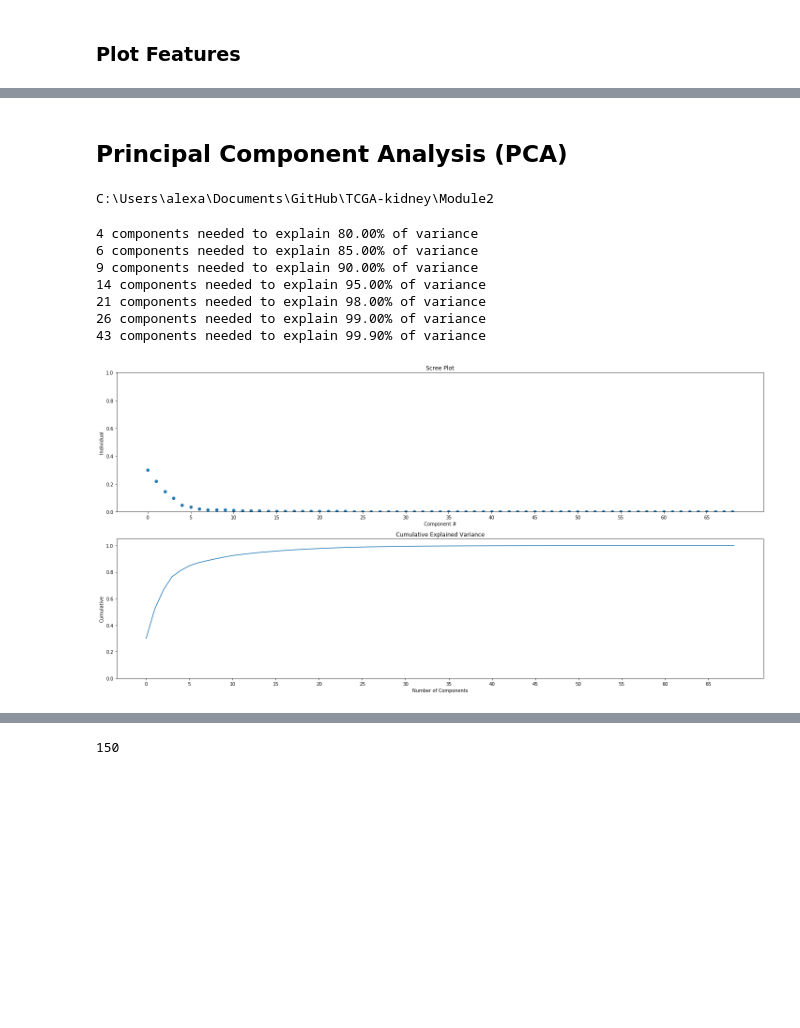
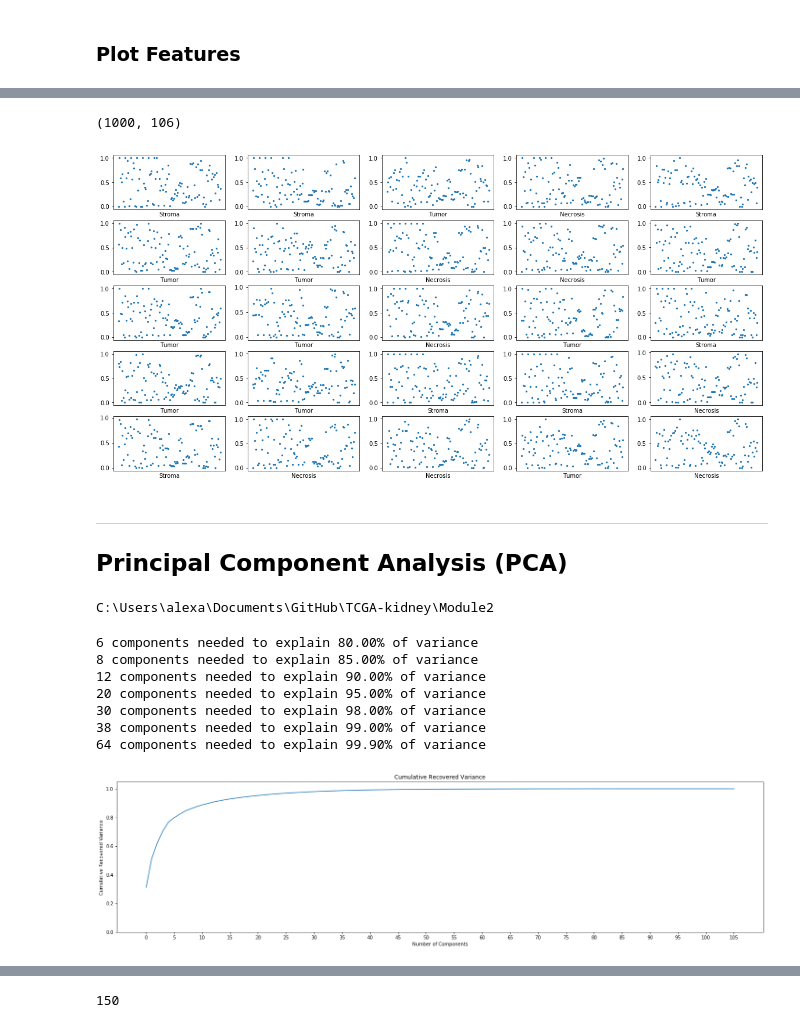
Before and after one commit to alexanderfache6/TCGA-kidney, a Jupyter notebook: module2.ipynb, the cells around one changed output, grey strips where cells are left out. Drawn from its saved outputs; the diff is of its cells as text; code cells hidden in the pictures; blank space fills up the shorter version.

```diff
--- a/module2.ipynb
+++ b/module2.ipynb
@@ -304,0 +414,26 @@ def extract_centerofmass(image):
+# %%
+def extract_numcorners(image):
+    # Harris Corner detect with OpenCV
+    gray = cv2.cvtColor(image, cv2.COLOR_BGR2GRAY)
+    gray = np.float32(gray)
+    dst = cv2.cornerHarris(gray, 2, 3, 0.04)
+    dst = cv2.dilate(dst, None)
+    # Apply thresholding
+    imgcpy = copy.deepcopy(image)
+    imgcpy[dst>0.015*dst.max()]=[0,255,0]
+
+    return np.array([np.sum(dst>0.015*dst.max())])
+#         return imgcpy
+# %%
+def extract_proportionedgepixel(image):
+    edges_image = cv2.Canny(image, 100, 200) #{0, 255}
+
+    if view_plots:
+        fig = plt.figure(figsize=(2, 2))
+        plt.xticks([])
+        plt.yticks([])
+        plt.grid(False)
+        plt.imshow(cv2.cvtColor(edges_image, cv2.COLOR_BGR2RGB))
+        plt.xlabel('Canny')
+
+    return np.array([np.sum(edges_image == 255) / np.prod(edges_image.shape)], dtype=np.float32)
@@ -422,4 +675,25 @@ for i in tqdm(range(0, np.min([data_features.shape[0], grid[0]*grid[1]]))):
+# %%
+scaler = MinMaxScaler(feature_range=[0, 1]) #scale data to [0, 1] range
+X_scaled = scaler.fit_transform(data_features)
+print(X_scaled.shape)
+# %% [output]
+(1000, 106)
+# %%
+grid = (5, 5)
+
+ax = plt.figure(figsize=(20, 10))
+
+for i in tqdm(range(0, np.min([X_scaled.shape[0], grid[0]*grid[1]]))):
+    plt.subplot(grid[0], grid[1], i+1)
+    plt.xticks([])
+    plt.grid(False)
+    plt.scatter(range(0, num_features), X_scaled[i, :], s=5)
+    plt.xlabel(classes[data_labels[i]])
+# %% [output]
+[figure, added]
 # %% [markdown]
+---
+
 ## Principal Component Analysis (PCA)
 # %%
 current_dir = os.getcwd()
@@ -430,60 +704,55 @@ if not os.path.exists(save_dir):
 # %% [output]
 C:\Users\alexa\Documents\GitHub\TCGA-kidney\Module2
 # %%
-from sklearn.decomposition import PCA
-from sklearn.preprocessing import MinMaxScaler
-
-num_features = data_features.shape[1] #use top D features for testing, in the end this will be all
+num_features = X_scaled.shape[1] #N > D
 desired_explained_variance = [0.80, 0.85, .90, .95, .98, .99, .999]
 filename = save_dir + '\\pca_'+'f{:03d}'.format(num_features)
 
 #----
 
-scaler = MinMaxScaler(feature_range=[0, 1]) #scale data to [0, 1] range
-X_scaler = scaler.fit_transform(data_features)
 pca = PCA()
-pca.fit(X_scaler)
+pca.fit(X_scaled)
 
 explained_variance = pca.explained_variance_ratio_
 components = pca.components_
 
 fig, ((ax1), (ax2)) = plt.subplots(nrows=2, ncols=1, figsize=(20, 10))
 
 ax1 = plt.subplot(2, 1, 1)
 plt.xticks(np.arange(0, num_features, (1 if num_features < 10 else 5)))
 plt.ylim(0, 1)
 plt.xlabel('Component #')
-plt.ylabel('Individual')
+plt.ylabel('Individual Recovered Variance')
 plt.title('Scree Plot')
 plt.scatter(np.arange(0, num_features), explained_variance)
 
 ax2 = plt.subplot(2, 1, 2)
 plt.xticks(np.arange(0, num_features, (1 if num_features < 10 else 5)))
 plt.ylim(0, 1.05)
 plt.xlabel('Number of Components')
-plt.ylabel('Cumulative')
-plt.title('Cumulative Explained Variance')
+plt.ylabel('Cumulative Recovered Variance')
+plt.title('Cumulative Recovered Variance')
 plt.plot(np.cumsum(explained_variance))
 
 plt.tight_layout()
 
 file = open(filename + '.txt', 'w')
 for desired in desired_explained_variance:
     num_features_needed = np.where((np.cumsum(explained_variance) > desired) == 1)[0][0]
     line = '%d components needed to explain %.2f%% of variance' % (num_features_needed, desired*100)
     print(line)
     file.write(line + '\n')
 file.close()
 
 fig.savefig(filename + '.png')
 # %% [output]
-4 components needed to explain 80.00% of variance
-6 components needed to explain 85.00% of variance
-9 components needed to explain 90.00% of variance
-14 components needed to explain 95.00% of variance
-21 components needed to explain 98.00% of variance
-26 components needed to explain 99.00% of variance
-43 components needed to explain 99.90% of variance
+6 components needed to explain 80.00% of variance
+8 components needed to explain 85.00% of variance
+12 components needed to explain 90.00% of variance
+20 components needed to explain 95.00% of variance
+30 components needed to explain 98.00% of variance
+38 components needed to explain 99.00% of variance
+64 components needed to explain 99.90% of variance
-[figure, old version]
+[figure, new version]
 # %%
 desired_variance = 0.99
```
Also changed, not shown: parts of 40 cells of this notebook, 6 other files.
